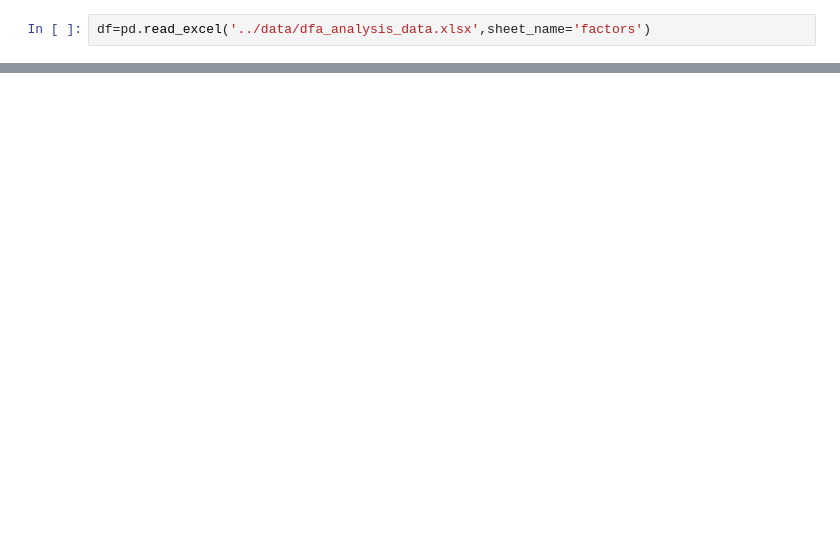
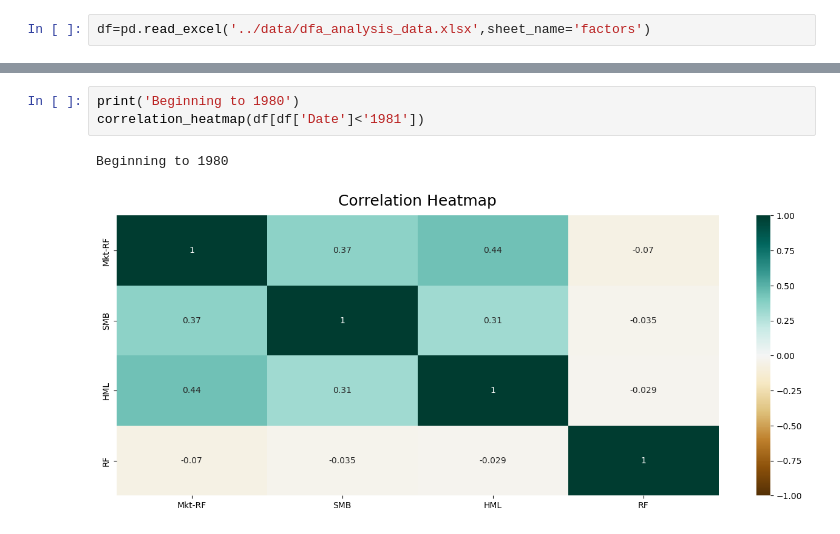
Before and after one commit to dfnoriega/finm-portfolio-2023, a Jupyter notebook: homework/HW4.ipynb, the cells around one changed output, grey strips where cells are left out. Cells and saved outputs as stored; diff of their text form; blank space fills up the shorter version.

```diff
--- a/homework/HW4.ipynb
+++ b/homework/HW4.ipynb
@@ -21,0 +67,6 @@ df
+# %%
+print('Beginning to 1980')
+correlation_heatmap(df[df['Date']<'1981'])
+# %% [output]
+Beginning to 1980
+[figure, added]
```
Also changed, not shown: parts of 28 cells of this notebook, 2 other files.
